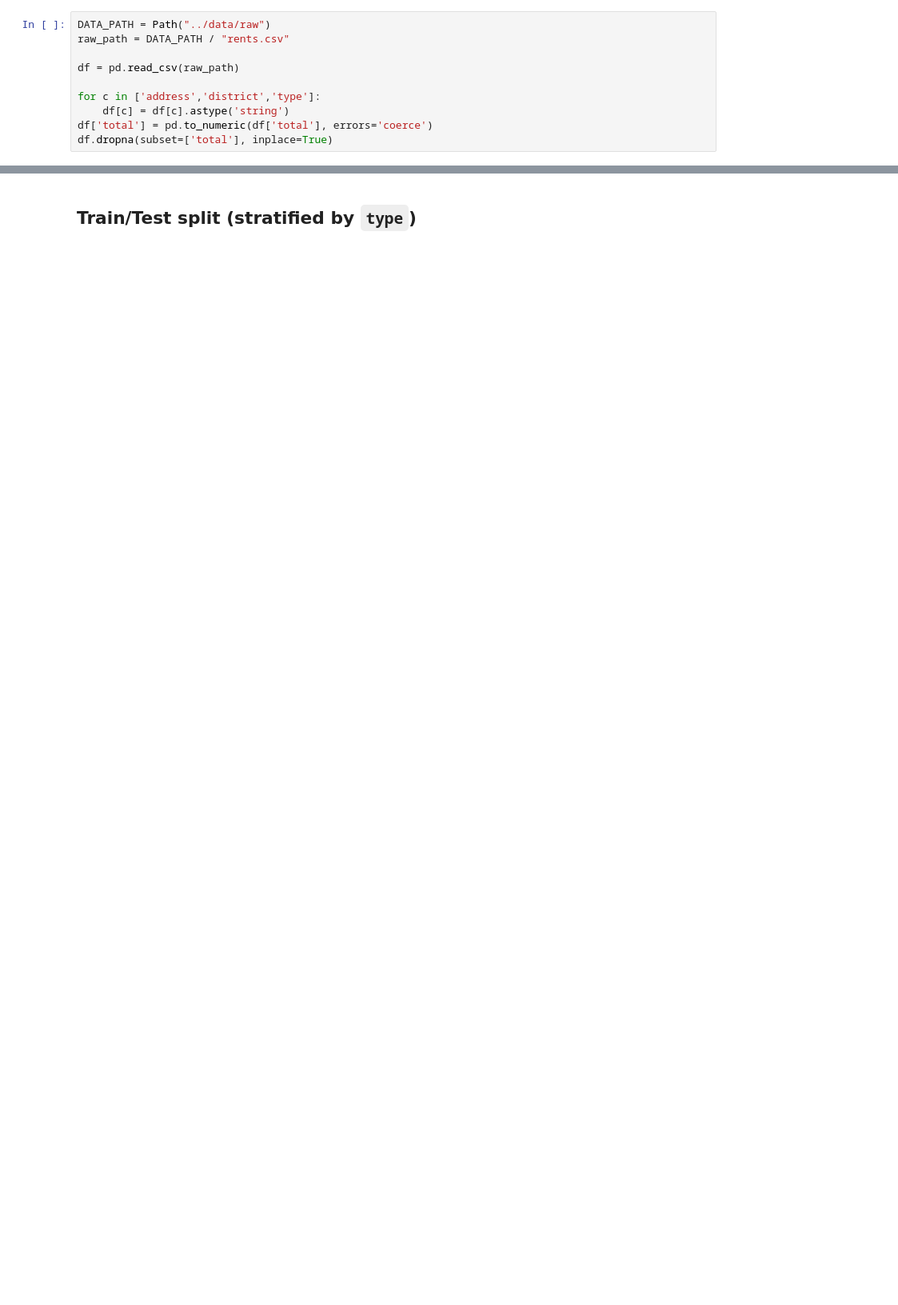
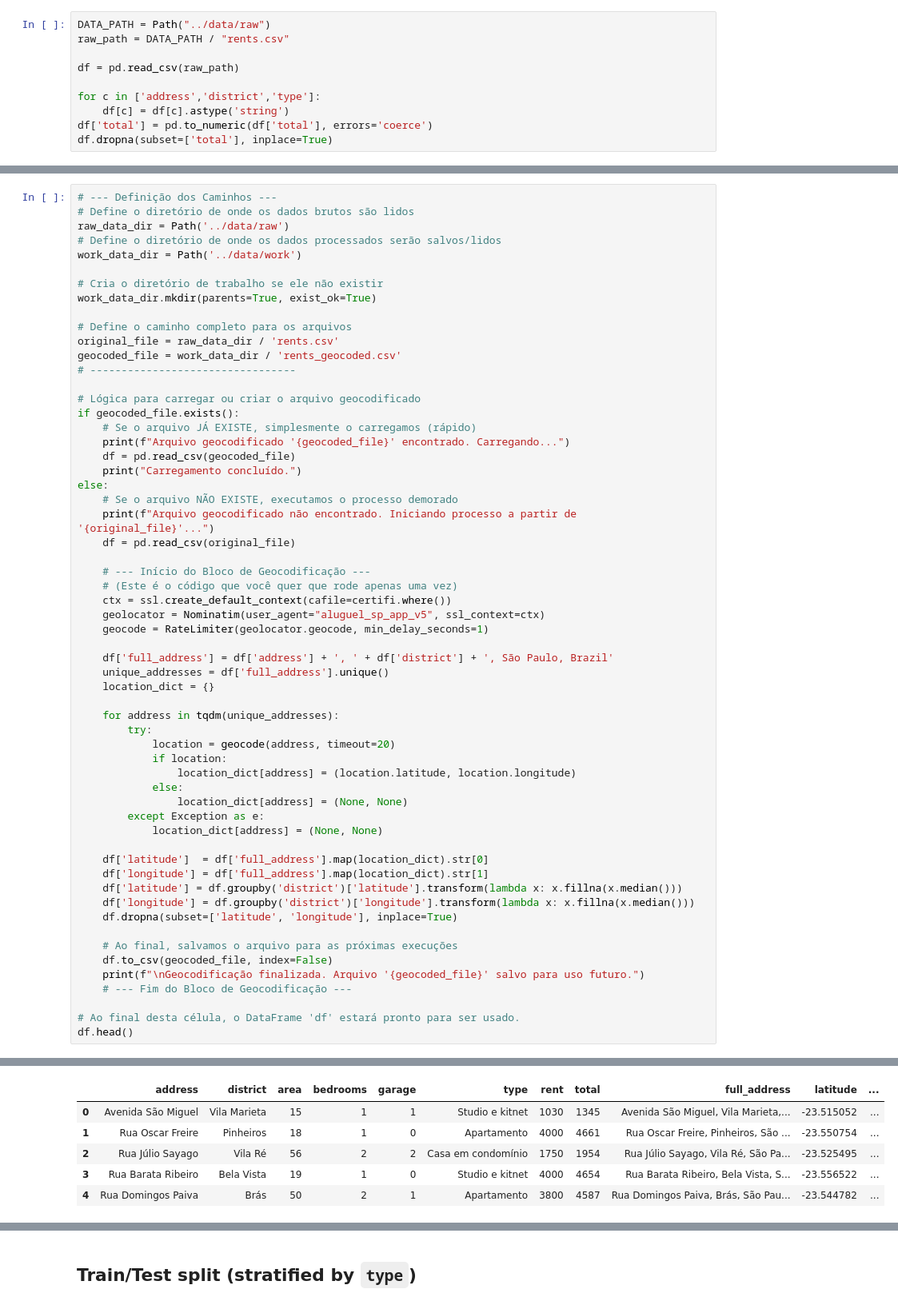
Before and after one commit to henriquecaeiro/brazil-rent-price-estimator, a Jupyter notebook: notebooks/model_export.ipynb, the cells around one changed output, grey strips where cells are left out. Shown at 80% size. Drawn from its saved outputs; the diff is of its cells as text; blank space fills up the shorter version.

```diff
--- a/notebooks/model_export.ipynb
+++ b/notebooks/model_export.ipynb
@@ -48,0 +59,60 @@ df.dropna(subset=['total'], inplace=True)
+# %%
+# --- Definição dos Caminhos ---
+# Define o diretório de onde os dados brutos são lidos
+raw_data_dir = Path('../data/raw')
+# Define o diretório de onde os dados processados serão salvos/lidos
+work_data_dir = Path('../data/work')
+
+# Cria o diretório de trabalho se ele não existir
+work_data_dir.mkdir(parents=True, exist_ok=True)
+
+# Define o caminho completo para os arquivos
+original_file = raw_data_dir / 'rents.csv'
+geocoded_file = work_data_dir / 'rents_geocoded.csv'
+# ---------------------------------
+
+# Lógica para carregar ou criar o arquivo geocodificado
+if geocoded_file.exists():
+    # Se o arquivo JÁ EXISTE, simplesmente o carregamos (rápido)
+    print(f"Arquivo geocodificado '{geocoded_file}' encontrado. Carregando...")
+    df = pd.read_csv(geocoded_file)
+    print("Carregamento concluído.")
+else:
+    # Se o arquivo NÃO EXISTE, executamos o processo demorado
+    print(f"Arquivo geocodificado não encontrado. Iniciando processo a partir de '{original_file}'...")
+    df = pd.read_csv(original_file)
+
+    # --- Início do Bloco de Geocodificação ---
+    # (Este é o código que você quer que rode apenas uma vez)
+    ctx = ssl.create_default_context(cafile=certifi.where())
+    geolocator = Nominatim(user_agent="aluguel_sp_app_v5", ssl_context=ctx)
+    geocode = RateLimiter(geolocator.geocode, min_delay_seconds=1)
+
+    df['full_address'] = df['address'] + ', ' + df['district'] + ', São Paulo, Brazil'
+    unique_addresses = df['full_address'].unique()
+    location_dict = {}
+
+    for address in tqdm(unique_addresses):
+        try:
+            location = geocode(address, timeout=20)
+            if location:
+                location_dict[address] = (location.latitude, location.longitude)
+            else:
+                location_dict[address] = (None, None)
+        except Exception as e:
+            location_dict[address] = (None, None)
+
+    df['latitude']  = df['full_address'].map(location_dict).str[0]
+    df['longitude'] = df['full_address'].map(location_dict).str[1]
+    df['latitude'] = df.groupby('district')['latitude'].transform(lambda x: x.fillna(x.median()))
+    df['longitude'] = df.groupby('district')['longitude'].transform(lambda x: x.fillna(x.median()))
+    df.dropna(subset=['latitude', 'longitude'], inplace=True)
+
+    # Ao final, salvamos o arquivo para as próximas execuções
+    df.to_csv(geocoded_file, index=False)
+    print(f"\nGeocodificação finalizada. Arquivo '{geocoded_file}' salvo para uso futuro.")
+    # --- Fim do Bloco de Geocodificação ---
+
+# Ao final desta célula, o DataFrame 'df' estará pronto para ser usado.
+df.head()
+# %% [output]
@@ -48,0 +121,6 @@ df.dropna(subset=['total'], inplace=True)
+|  | address | district | area | bedrooms | garage | type | rent | total | full_address | latitude | ... |
+| 0 | Avenida São Miguel | Vila Marieta | 15 | 1 | 1 | Studio e kitnet | 1030 | 1345 | Avenida São Miguel, Vila Marieta,... | -23.515052 | ... |
+| 1 | Rua Oscar Freire | Pinheiros | 18 | 1 | 0 | Apartamento | 4000 | 4661 | Rua Oscar Freire, Pinheiros, São ... | -23.550754 | ... |
+| 2 | Rua Júlio Sayago | Vila Ré | 56 | 2 | 2 | Casa em condomínio | 1750 | 1954 | Rua Júlio Sayago, Vila Ré, São Pa... | -23.525495 | ... |
+| 3 | Rua Barata Ribeiro | Bela Vista | 19 | 1 | 0 | Studio e kitnet | 4000 | 4654 | Rua Barata Ribeiro, Bela Vista, S... | -23.556522 | ... |
+| 4 | Rua Domingos Paiva | Brás | 50 | 2 | 1 | Apartamento | 3800 | 4587 | Rua Domingos Paiva, Brás, São Pau... | -23.544782 | ... |
```
Also changed, not shown: parts of 21 cells of this notebook, 11 other files.
